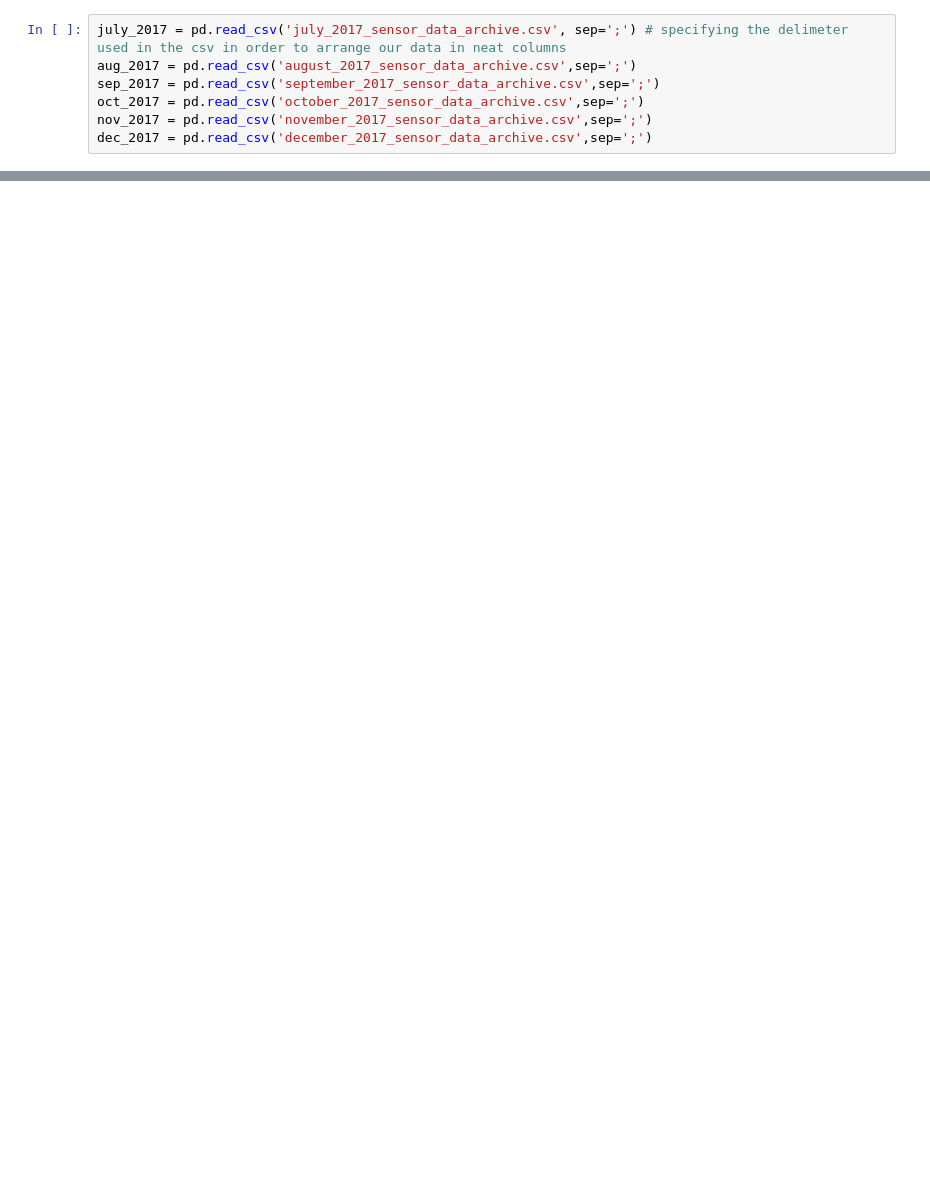
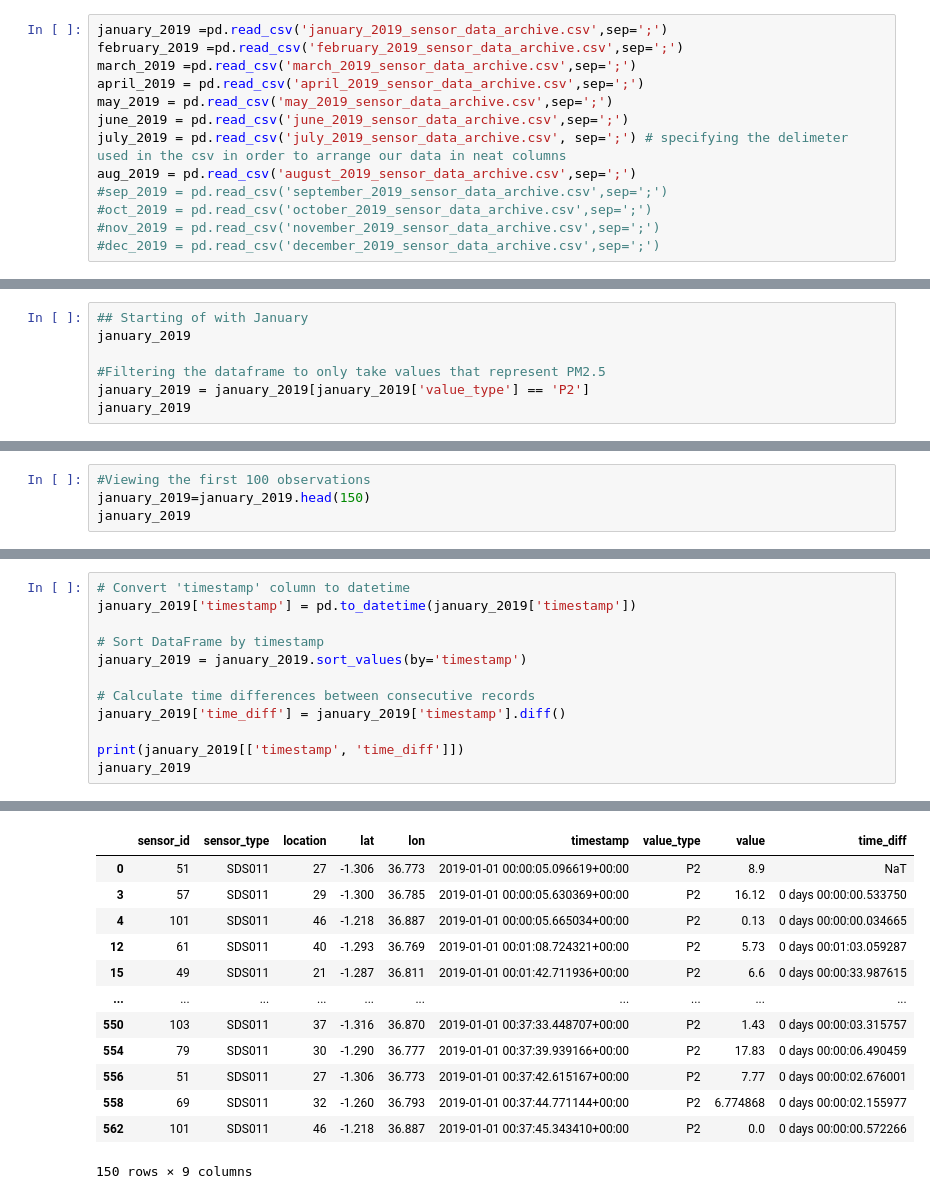
Before and after one commit to Lorraine254/Nairobi_Air_Quality_Monitoring, a Jupyter notebook: Data/nairobiAirQuality.ipynb, the cells around one changed output, grey strips where cells are left out. Cells and saved outputs as stored; diff of their text form; blank space fills up the shorter version.

```diff
--- a/Data/nairobiAirQuality.ipynb
+++ b/Data/nairobiAirQuality.ipynb
@@ -9,7 +17,13 @@ import numpy as numpy
 # %%
-july_2017 = pd.read_csv('july_2017_sensor_data_archive.csv', sep=';') # specifying the delimeter used in the csv in order to arrange our data in neat columns
-aug_2017 = pd.read_csv('august_2017_sensor_data_archive.csv',sep=';')
-sep_2017 = pd.read_csv('september_2017_sensor_data_archive.csv',sep=';')
-oct_2017 = pd.read_csv('october_2017_sensor_data_archive.csv',sep=';')
-nov_2017 = pd.read_csv('november_2017_sensor_data_archive.csv',sep=';')
-dec_2017 = pd.read_csv('december_2017_sensor_data_archive.csv',sep=';')
+january_2019 =pd.read_csv('january_2019_sensor_data_archive.csv',sep=';')
+february_2019 =pd.read_csv('february_2019_sensor_data_archive.csv',sep=';')
+march_2019 =pd.read_csv('march_2019_sensor_data_archive.csv',sep=';')
+april_2019 = pd.read_csv('april_2019_sensor_data_archive.csv',sep=';')
+may_2019 = pd.read_csv('may_2019_sensor_data_archive.csv',sep=';')
+june_2019 = pd.read_csv('june_2019_sensor_data_archive.csv',sep=';')
+july_2019 = pd.read_csv('july_2019_sensor_data_archive.csv', sep=';') # specifying the delimeter used in the csv in order to arrange our data in neat columns
+aug_2019 = pd.read_csv('august_2019_sensor_data_archive.csv',sep=';')
+#sep_2019 = pd.read_csv('september_2019_sensor_data_archive.csv',sep=';')
+#oct_2019 = pd.read_csv('october_2019_sensor_data_archive.csv',sep=';')
+#nov_2019 = pd.read_csv('november_2019_sensor_data_archive.csv',sep=';')
+#dec_2019 = pd.read_csv('december_2019_sensor_data_archive.csv',sep=';')
@@ -21,0 +109,7 @@ array(['max_micro', 'min_micro', 'samples', 'humidity', 'temperature'],
+# %%
+## Starting of with January
+january_2019
+
+#Filtering the dataframe to only take values that represent PM2.5
+january_2019 = january_2019[january_2019['value_type'] == 'P2']
+january_2019
@@ -21,0 +130,4 @@ array(['max_micro', 'min_micro', 'samples', 'humidity', 'temperature'],
+# %%
+#Viewing the first 100 observations
+january_2019=january_2019.head(150)
+january_2019
@@ -21,0 +148,13 @@ array(['max_micro', 'min_micro', 'samples', 'humidity', 'temperature'],
+# %%
+# Convert 'timestamp' column to datetime
+january_2019['timestamp'] = pd.to_datetime(january_2019['timestamp'])
+
+# Sort DataFrame by timestamp
+january_2019 = january_2019.sort_values(by='timestamp')
+
+# Calculate time differences between consecutive records
+january_2019['time_diff'] = january_2019['timestamp'].diff()
+
+print(january_2019[['timestamp', 'time_diff']])
+january_2019
+# %% [output]
@@ -21,0 +175,13 @@ array(['max_micro', 'min_micro', 'samples', 'humidity', 'temperature'],
+|  | sensor_id | sensor_type | location | lat | lon | timestamp | value_type | value | time_diff |
+| 0 | 51 | SDS011 | 27 | -1.306 | 36.773 | 2019-01-01 00:00:05.096619+00:00 | P2 | 8.9 | NaT |
+| 3 | 57 | SDS011 | 29 | -1.300 | 36.785 | 2019-01-01 00:00:05.630369+00:00 | P2 | 16.12 | 0 days 00:00:00.533750 |
+| 4 | 101 | SDS011 | 46 | -1.218 | 36.887 | 2019-01-01 00:00:05.665034+00:00 | P2 | 0.13 | 0 days 00:00:00.034665 |
+| 12 | 61 | SDS011 | 40 | -1.293 | 36.769 | 2019-01-01 00:01:08.724321+00:00 | P2 | 5.73 | 0 days 00:01:03.059287 |
+| 15 | 49 | SDS011 | 21 | -1.287 | 36.811 | 2019-01-01 00:01:42.711936+00:00 | P2 | 6.6 | 0 days 00:00:33.987615 |
+| ... | ... | ... | ... | ... | ... | ... | ... | ... | ... |
+| 550 | 103 | SDS011 | 37 | -1.316 | 36.870 | 2019-01-01 00:37:33.448707+00:00 | P2 | 1.43 | 0 days 00:00:03.315757 |
+| 554 | 79 | SDS011 | 30 | -1.290 | 36.777 | 2019-01-01 00:37:39.939166+00:00 | P2 | 17.83 | 0 days 00:00:06.490459 |
+| 556 | 51 | SDS011 | 27 | -1.306 | 36.773 | 2019-01-01 00:37:42.615167+00:00 | P2 | 7.77 | 0 days 00:00:02.676001 |
+| 558 | 69 | SDS011 | 32 | -1.260 | 36.793 | 2019-01-01 00:37:44.771144+00:00 | P2 | 6.774868 | 0 days 00:00:02.155977 |
+| 562 | 101 | SDS011 | 46 | -1.218 | 36.887 | 2019-01-01 00:37:45.343410+00:00 | P2 | 0.0 | 0 days 00:00:00.572266 |
+150 rows × 9 columns
```
Also changed, not shown: parts of 24 cells of this notebook, 35 other files.
